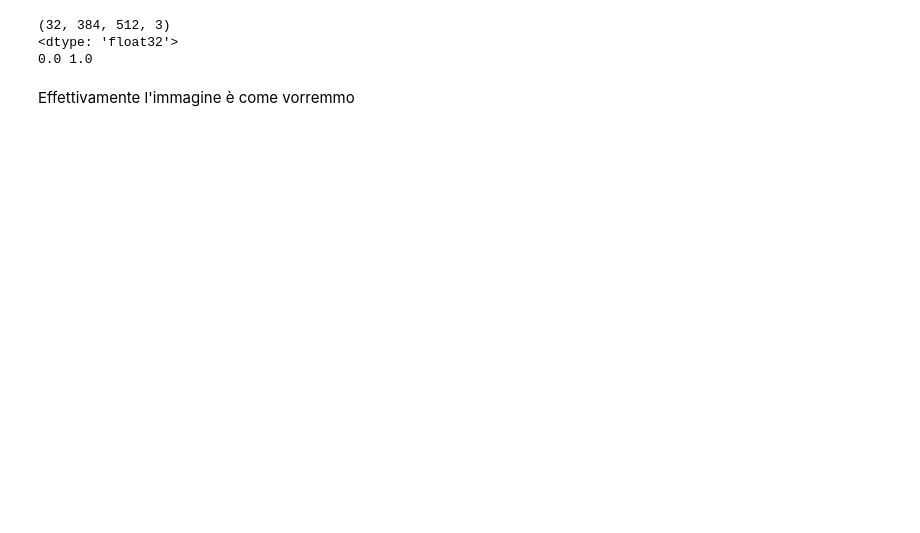
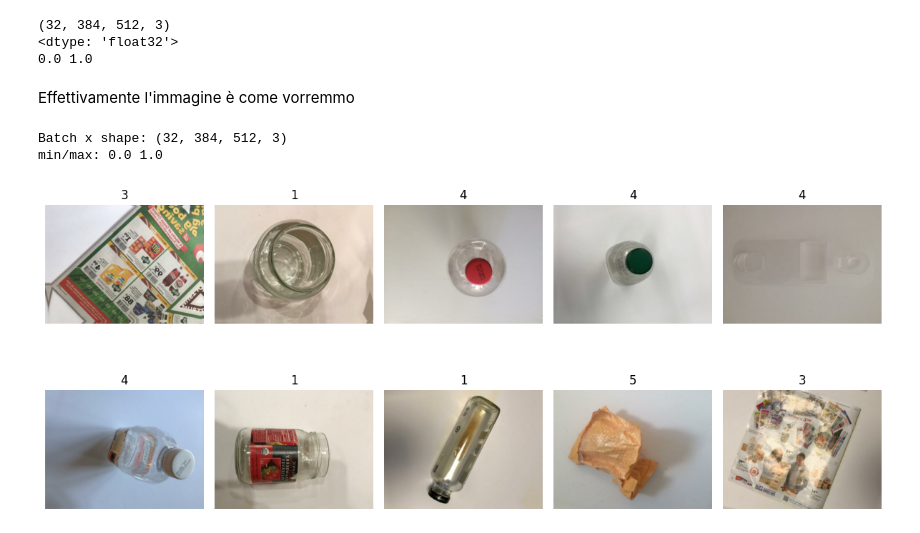
Before and after one commit to Benna02code/Progetto-Data-Science, a Jupyter notebook: notebooks/02_dataset_loader_from_db.ipynb, the cells around one changed output. Drawn from its saved outputs; the diff is of its cells as text; code cells hidden in the pictures; blank space fills up the shorter version.

```diff
--- a/notebooks/02_dataset_loader_from_db.ipynb
+++ b/notebooks/02_dataset_loader_from_db.ipynb
@@ -231,3 +231,28 @@ for images, labels in train_ds.take(1):
 0.0 1.0
 # %% [markdown]
 Effettivamente l'immagine è come vorremmo
+# %%
+import matplotlib.pyplot as plt
+
+# prendo 1 batch dalla pipeline reale
+x_batch, y_batch = next(iter(train_ds))
+
+print("Batch x shape:", x_batch.shape)  # (B, H, W, C)
+print("min/max:", float(x_batch.numpy().min()), float(x_batch.numpy().max()))
+
+plt.figure(figsize=(12,6))
+for i in range(10):
+    ax = plt.subplot(2,5,i+1)
+    img = x_batch[i].numpy()
+
+    # se è normalizzata [0,1], ok; se fosse [-1,1], andrebbe rimappata
+    plt.imshow(img)   # <-- niente cmap="gray" !
+    plt.title(int(y_batch[i].numpy()))
+    plt.axis("off")
+
+plt.tight_layout()
+plt.show()
+# %% [output]
+Batch x shape: (32, 384, 512, 3)
+min/max: 0.0 1.0
+[figure, added]
```
Also changed, not shown: parts of 1 cell of this notebook, 2 other files.
